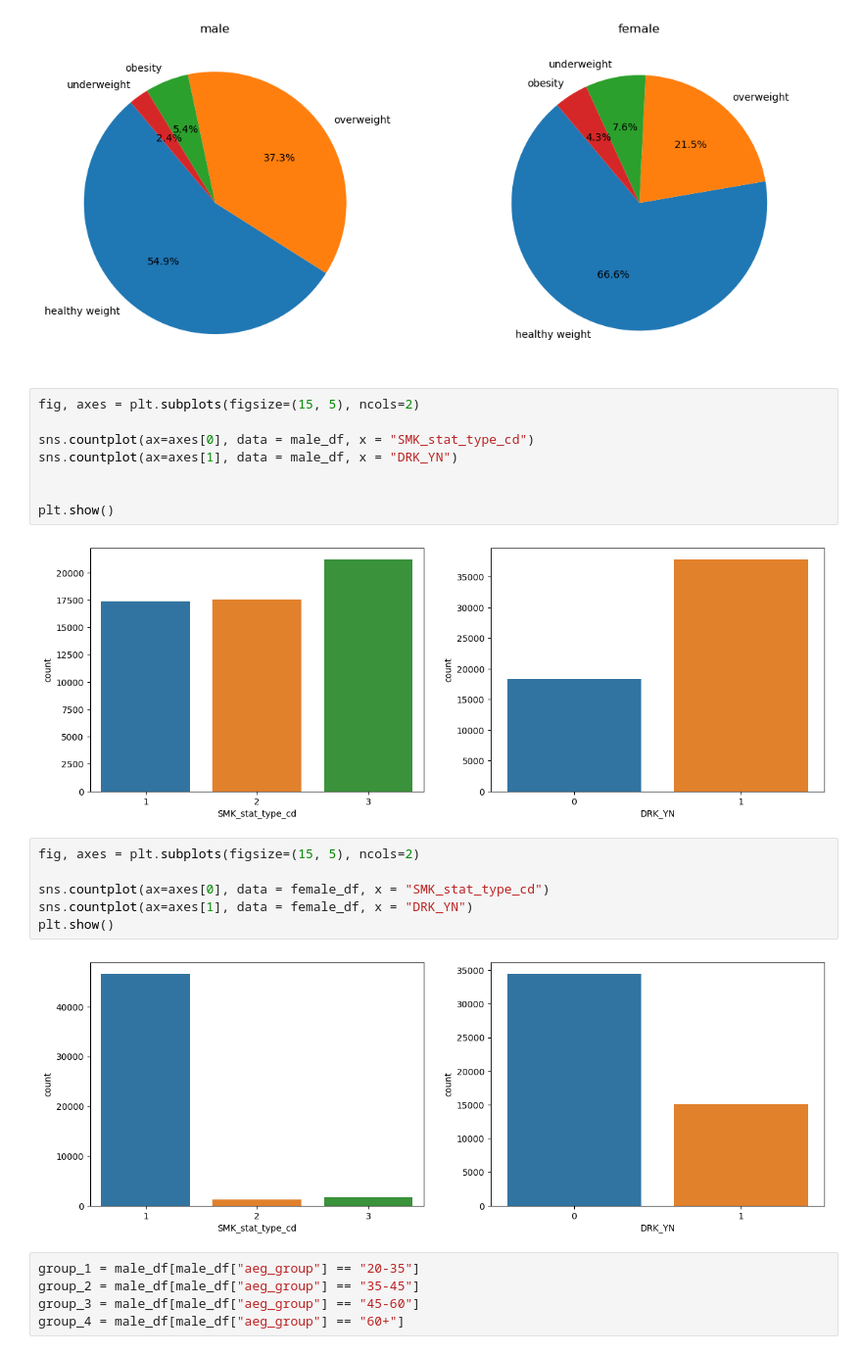
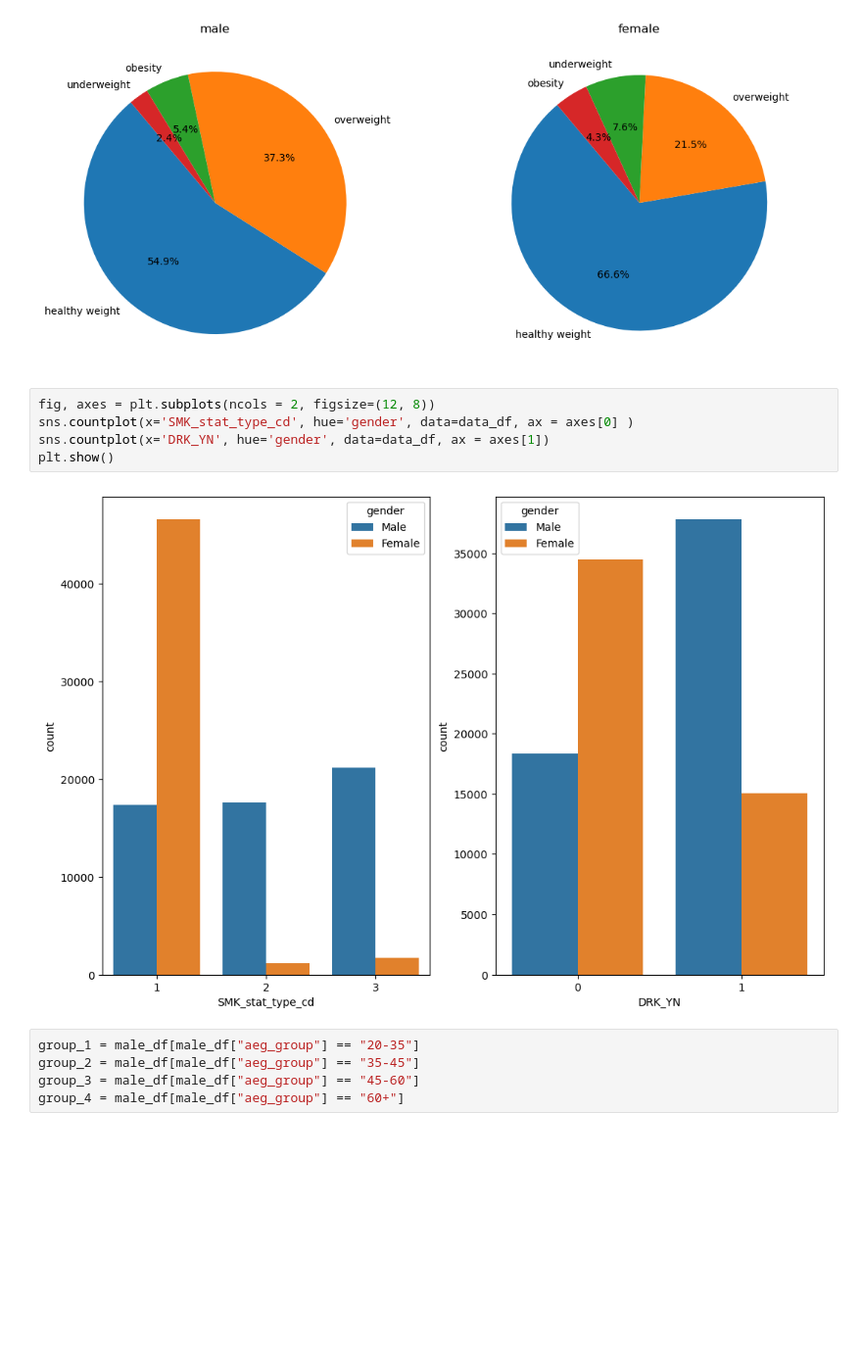
Before and after one commit to reuvenwel/project-1, a Jupyter notebook: גרסה_5.ipynb.ipynb, the cells around one changed output. Shown at 98% size. Saved outputs shown, nothing was run; the diff lists cells and outputs as text; blank space fills up the shorter version.

```diff
--- a/גרסה_5.ipynb.ipynb
+++ b/גרסה_5.ipynb.ipynb
@@ -378,24 +372,13 @@ plt.tight_layout()
 plt.show()
 # %% [output]
 [figure]
-# %%
-fig, axes = plt.subplots(figsize=(15, 5), ncols=2)
-
-sns.countplot(ax=axes[0], data = male_df, x = "SMK_stat_type_cd")
-sns.countplot(ax=axes[1], data = male_df, x = "DRK_YN")
-
-
-plt.show()
-# %% [output]
-[figure, removed]
-# %%
-fig, axes = plt.subplots(figsize=(15, 5), ncols=2)
-
-sns.countplot(ax=axes[0], data = female_df, x = "SMK_stat_type_cd")
-sns.countplot(ax=axes[1], data = female_df, x = "DRK_YN")
-plt.show()
-# %% [output]
-[figure, removed]
+# %%
+fig, axes = plt.subplots(ncols = 2, figsize=(12, 8))
+sns.countplot(x='SMK_stat_type_cd', hue='gender', data=data_df, ax = axes[0] )
+sns.countplot(x='DRK_YN', hue='gender', data=data_df, ax = axes[1])
+plt.show()
+# %% [output]
+[figure, added]
 # %%
 group_1 = male_df[male_df["aeg_group"] == "20-35"]
 group_2 = male_df[male_df["aeg_group"] == "35-45"]
```
Also changed, not shown: parts of 4 cells of this notebook.
